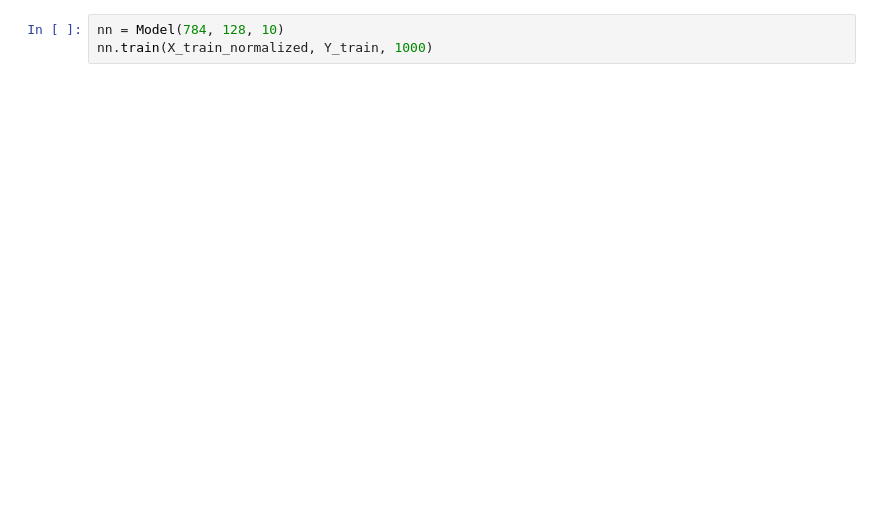
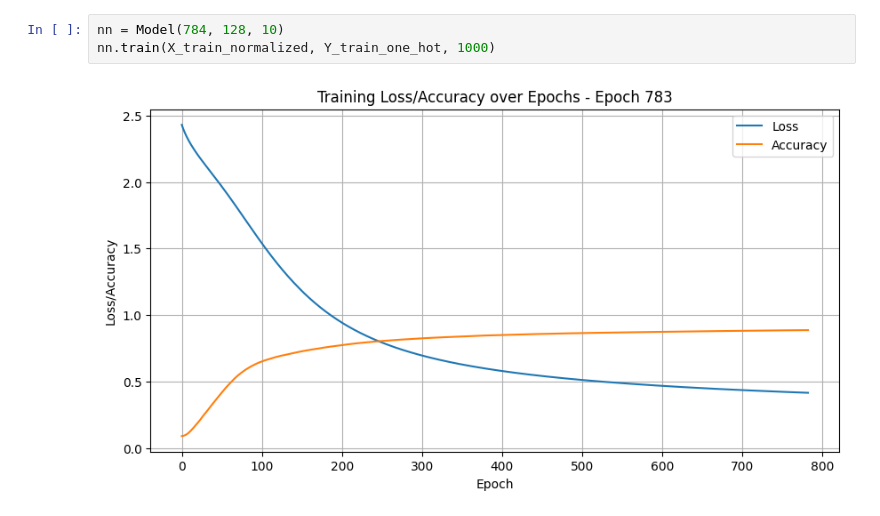
Before and after one commit to AdrianoWeid/ai-notebooks, a Jupyter notebook: mnist_from_scratch.ipynb, the cells around one changed output. Cells and saved outputs as stored; diff of their text form; blank space fills up the shorter version.

Commit message:
backward, plot

```diff
--- a/mnist_from_scratch.ipynb
+++ b/mnist_from_scratch.ipynb
@@ -112,3 +153,5 @@ class Model:
 # %%
 nn = Model(784, 128, 10)
-nn.train(X_train_normalized, Y_train, 1000)
+nn.train(X_train_normalized, Y_train_one_hot, 1000)
+# %% [output]
+[figure, added]
```
Also changed, not shown: parts of 3 cells of this notebook, 1 other file.
